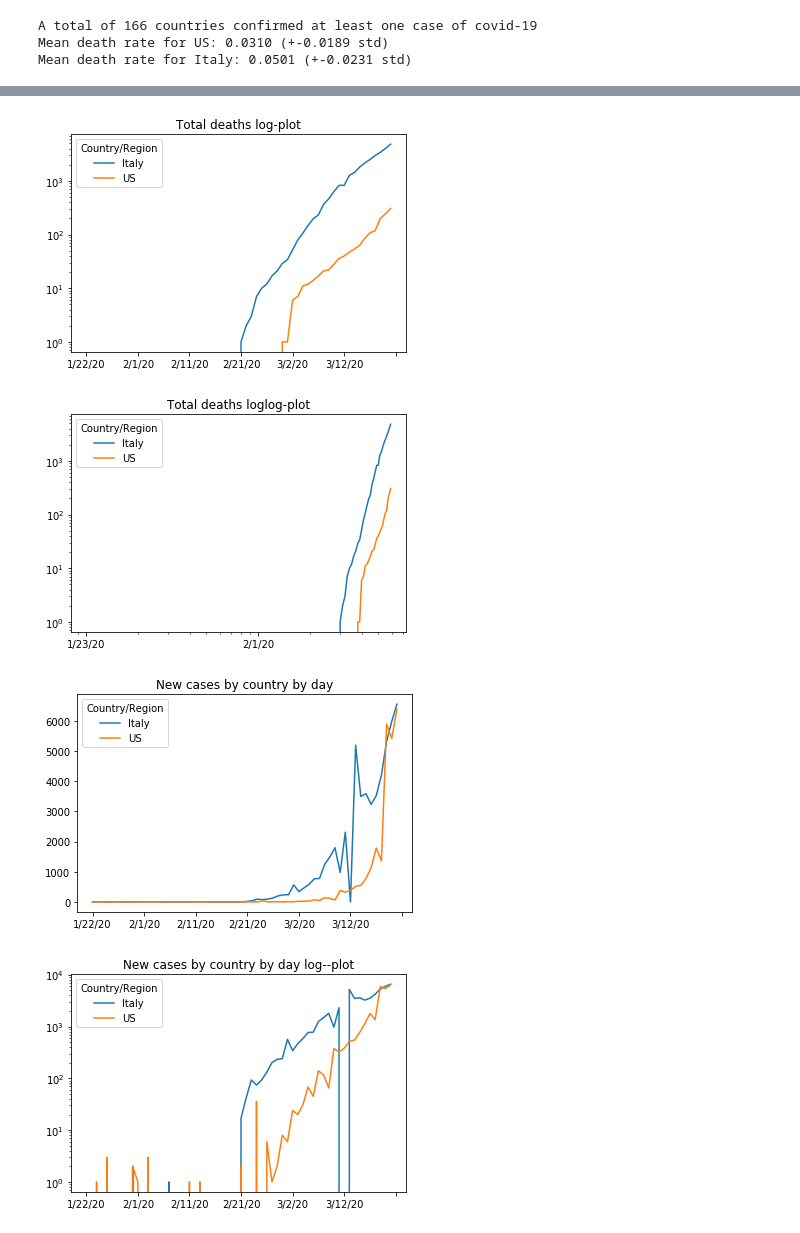
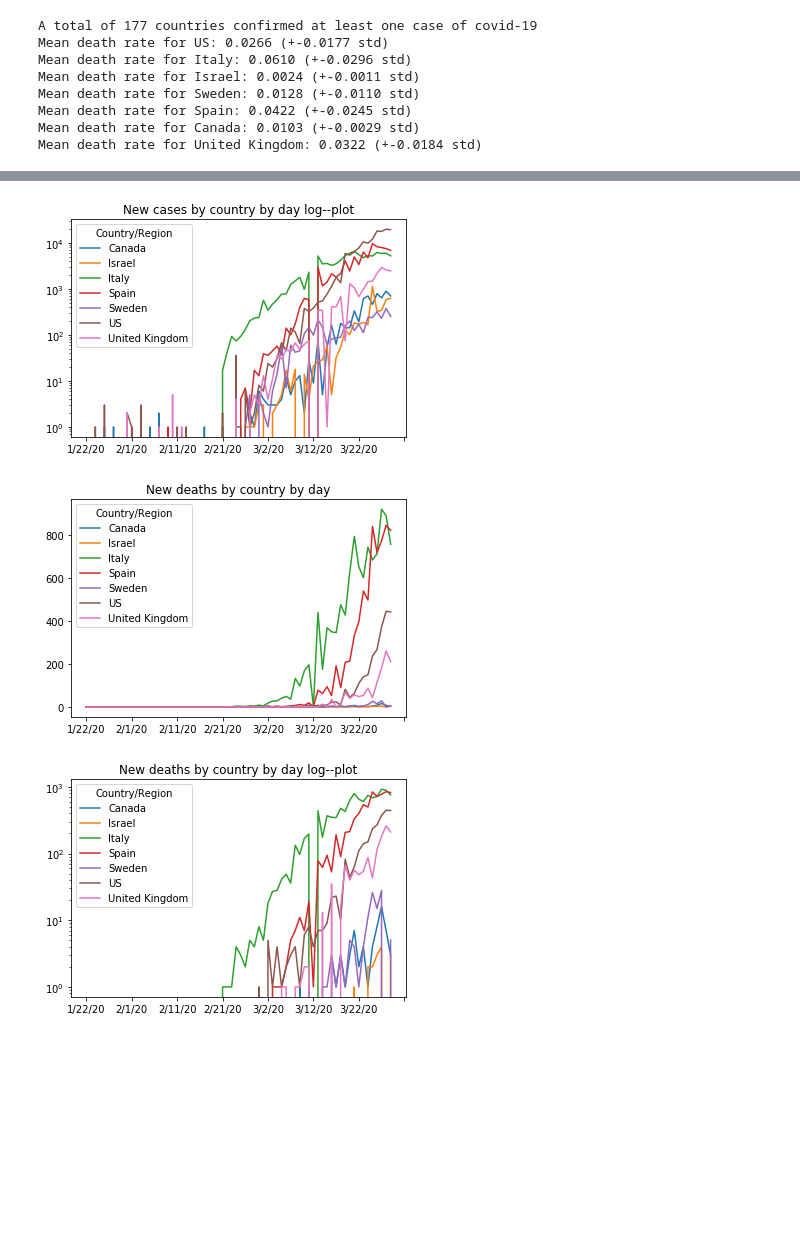
Before and after one commit to zonradkuse/covid-data-processing, a Jupyter notebook: non-interactive-plots.ipynb, the cells around one changed output, grey strips where cells are left out. Saved outputs shown, nothing was run; the diff lists cells and outputs as text; code cells hidden in the pictures; blank space fills up the shorter version.

```diff
--- a/non-interactive-plots.ipynb
+++ b/non-interactive-plots.ipynb
@@ -29,6 +39,11 @@ plots.semilog_per_capita_since(["US","Italy","Iran"],
 # %%
-plots.generate_all_plots(["US","Italy"])
+plots.generate_all_plots(["US","Italy","Israel","Sweden","Spain","Canada","United Kingdom"])
 # %% [output]
-A total of 166 countries confirmed at least one case of covid-19
-Mean death rate for US: 0.0310 (+-0.0189 std)
-Mean death rate for Italy: 0.0501 (+-0.0231 std)
+A total of 177 countries confirmed at least one case of covid-19
+Mean death rate for US: 0.0266 (+-0.0177 std)
+Mean death rate for Italy: 0.0610 (+-0.0296 std)
+Mean death rate for Israel: 0.0024 (+-0.0011 std)
+Mean death rate for Sweden: 0.0128 (+-0.0110 std)
+Mean death rate for Spain: 0.0422 (+-0.0245 std)
+Mean death rate for Canada: 0.0103 (+-0.0029 std)
+Mean death rate for United Kingdom: 0.0322 (+-0.0184 std)
@@ -41,4 +56,3 @@ Mean death rate for Italy: 0.0501 (+-0.0231 std)
-[figure, old version]
+[figure, new version]
-[figure, old version]
+[figure, new version]
-[figure, old version]
+[figure, new version]
-[figure, removed]
```
Also changed, not shown: parts of 6 cells of this notebook.
